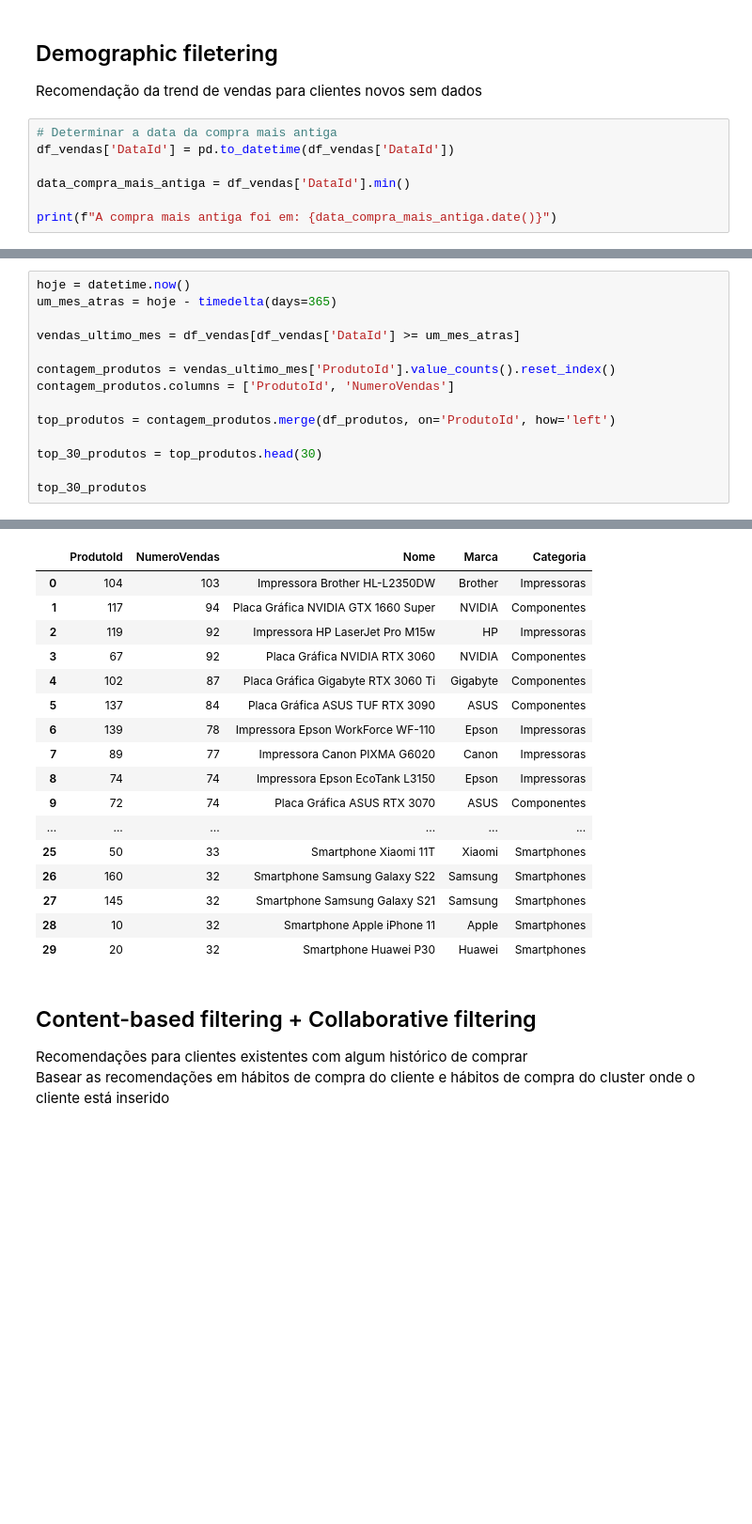
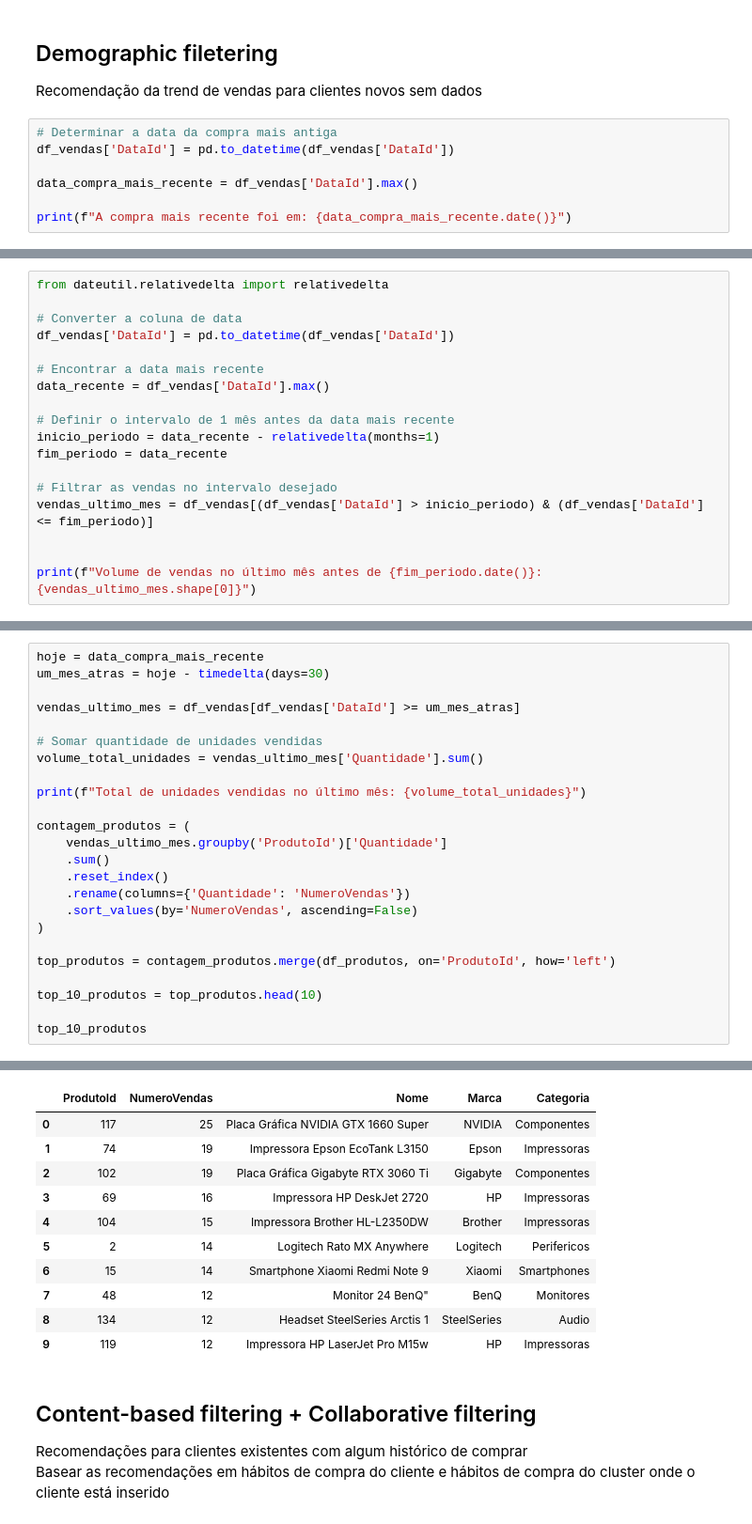
Before and after one commit to Vasco-Faria/DW-TP, a Jupyter notebook: customer_segmentation_recommendation.ipynb, the cells around one changed output, grey strips where cells are left out. Shown at 94% size. Drawn from its saved outputs; the diff is of its cells as text; blank space fills up the shorter version.

```diff
--- a/customer_segmentation_recommendation.ipynb
+++ b/customer_segmentation_recommendation.ipynb
@@ -1184,7 +1185,7 @@ Recomendação da trend de vendas para clientes novos sem dados
 # Determinar a data da compra mais antiga
 df_vendas['DataId'] = pd.to_datetime(df_vendas['DataId'])
 
-data_compra_mais_antiga = df_vendas['DataId'].min()
+data_compra_mais_recente = df_vendas['DataId'].max()
 
-print(f"A compra mais antiga foi em: {data_compra_mais_antiga.date()}")
+print(f"A compra mais recente foi em: {data_compra_mais_recente.date()}")
 # %% [output]
@@ -1191,0 +1193,18 @@ A compra mais antiga foi em: 2010-01-01
+# %%
+from dateutil.relativedelta import relativedelta
+
+# Converter a coluna de data
+df_vendas['DataId'] = pd.to_datetime(df_vendas['DataId'])
+
+# Encontrar a data mais recente
+data_recente = df_vendas['DataId'].max()
+
+# Definir o intervalo de 1 mês antes da data mais recente
+inicio_periodo = data_recente - relativedelta(months=1)
+fim_periodo = data_recente
+
+# Filtrar as vendas no intervalo desejado
+vendas_ultimo_mes = df_vendas[(df_vendas['DataId'] > inicio_periodo) & (df_vendas['DataId'] <= fim_periodo)]
+
+
+print(f"Volume de vendas no último mês antes de {fim_periodo.date()}: {vendas_ultimo_mes.shape[0]}")
@@ -1192,15 +1213,25 @@ A compra mais antiga foi em: 2010-01-01
 # %%
-hoje = datetime.now()
-um_mes_atras = hoje - timedelta(days=365)
+hoje = data_compra_mais_recente
+um_mes_atras = hoje - timedelta(days=30)
 
 vendas_ultimo_mes = df_vendas[df_vendas['DataId'] >= um_mes_atras]
 
-contagem_produtos = vendas_ultimo_mes['ProdutoId'].value_counts().reset_index()
-contagem_produtos.columns = ['ProdutoId', 'NumeroVendas']
+# Somar quantidade de unidades vendidas
+volume_total_unidades = vendas_ultimo_mes['Quantidade'].sum()
+
+print(f"Total de unidades vendidas no último mês: {volume_total_unidades}")
+
+contagem_produtos = (
+    vendas_ultimo_mes.groupby('ProdutoId')['Quantidade']
+    .sum()
+    .reset_index()
+    .rename(columns={'Quantidade': 'NumeroVendas'})
+    .sort_values(by='NumeroVendas', ascending=False)
+)
 
 top_produtos = contagem_produtos.merge(df_produtos, on='ProdutoId', how='left')
 
-top_30_produtos = top_produtos.head(30)
+top_10_produtos = top_produtos.head(10)
 
-top_30_produtos
+top_10_produtos
 # %% [output]
@@ -1207,20 +1239,14 @@ top_30_produtos
 |  | ProdutoId | NumeroVendas | Nome | Marca | Categoria |
-| 0 | 104 | 103 | Impressora Brother HL-L2350DW | Brother | Impressoras |
-| 1 | 117 | 94 | Placa Gráfica NVIDIA GTX 1660 Super | NVIDIA | Componentes |
-| 2 | 119 | 92 | Impressora HP LaserJet Pro M15w | HP | Impressoras |
-| 3 | 67 | 92 | Placa Gráfica NVIDIA RTX 3060 | NVIDIA | Componentes |
-| 4 | 102 | 87 | Placa Gráfica Gigabyte RTX 3060 Ti | Gigabyte | Componentes |
-| 5 | 137 | 84 | Placa Gráfica ASUS TUF RTX 3090 | ASUS | Componentes |
-| 6 | 139 | 78 | Impressora Epson WorkForce WF-110 | Epson | Impressoras |
-| 7 | 89 | 77 | Impressora Canon PIXMA G6020 | Canon | Impressoras |
-| 8 | 74 | 74 | Impressora Epson EcoTank L3150 | Epson | Impressoras |
-| 9 | 72 | 74 | Placa Gráfica ASUS RTX 3070 | ASUS | Componentes |
-| ... | ... | ... | ... | ... | ... |
-| 25 | 50 | 33 | Smartphone Xiaomi 11T | Xiaomi | Smartphones |
-| 26 | 160 | 32 | Smartphone Samsung Galaxy S22 | Samsung | Smartphones |
-| 27 | 145 | 32 | Smartphone Samsung Galaxy S21 | Samsung | Smartphones |
-| 28 | 10 | 32 | Smartphone Apple iPhone 11 | Apple | Smartphones |
-| 29 | 20 | 32 | Smartphone Huawei P30 | Huawei | Smartphones |
+| 0 | 117 | 25 | Placa Gráfica NVIDIA GTX 1660 Super | NVIDIA | Componentes |
+| 1 | 74 | 19 | Impressora Epson EcoTank L3150 | Epson | Impressoras |
+| 2 | 102 | 19 | Placa Gráfica Gigabyte RTX 3060 Ti | Gigabyte | Componentes |
+| 3 | 69 | 16 | Impressora HP DeskJet 2720 | HP | Impressoras |
+| 4 | 104 | 15 | Impressora Brother HL-L2350DW | Brother | Impressoras |
+| 5 | 2 | 14 | Logitech Rato MX Anywhere | Logitech | Perifericos |
+| 6 | 15 | 14 | Smartphone Xiaomi Redmi Note 9 | Xiaomi | Smartphones |
+| 7 | 48 | 12 | Monitor 24 BenQ" | BenQ | Monitores |
+| 8 | 134 | 12 | Headset SteelSeries Arctis 1 | SteelSeries | Audio |
+| 9 | 119 | 12 | Impressora HP LaserJet Pro M15w | HP | Impressoras |
 # %% [markdown]
 ## Content-based filtering + Collaborative filtering
 Recomendações para clientes existentes com algum histórico de comprar <br>
```
Also changed, not shown: parts of 12 cells of this notebook.
